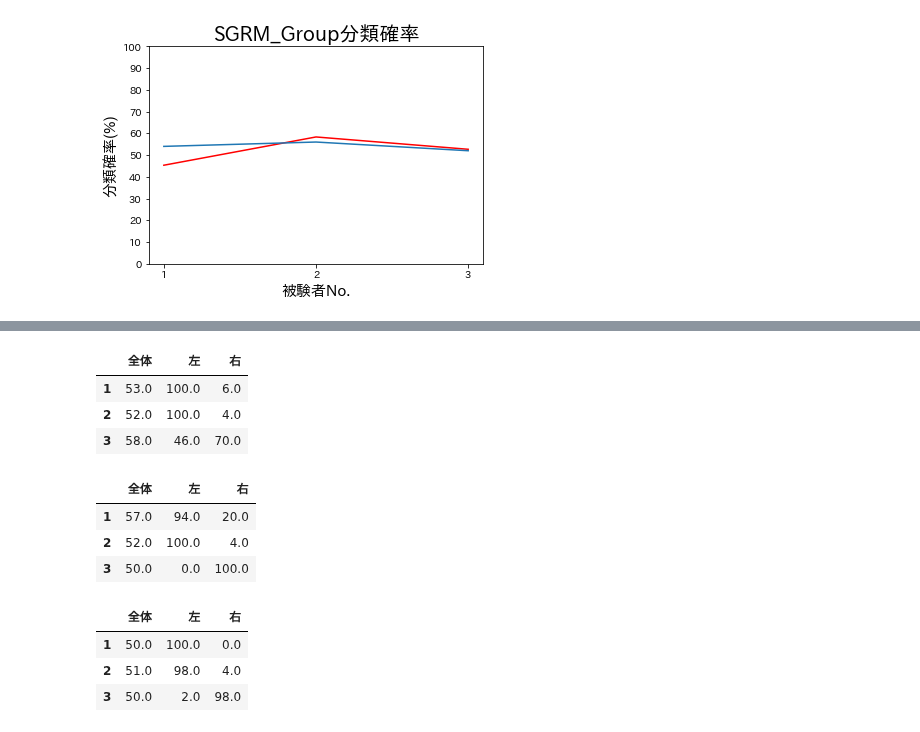
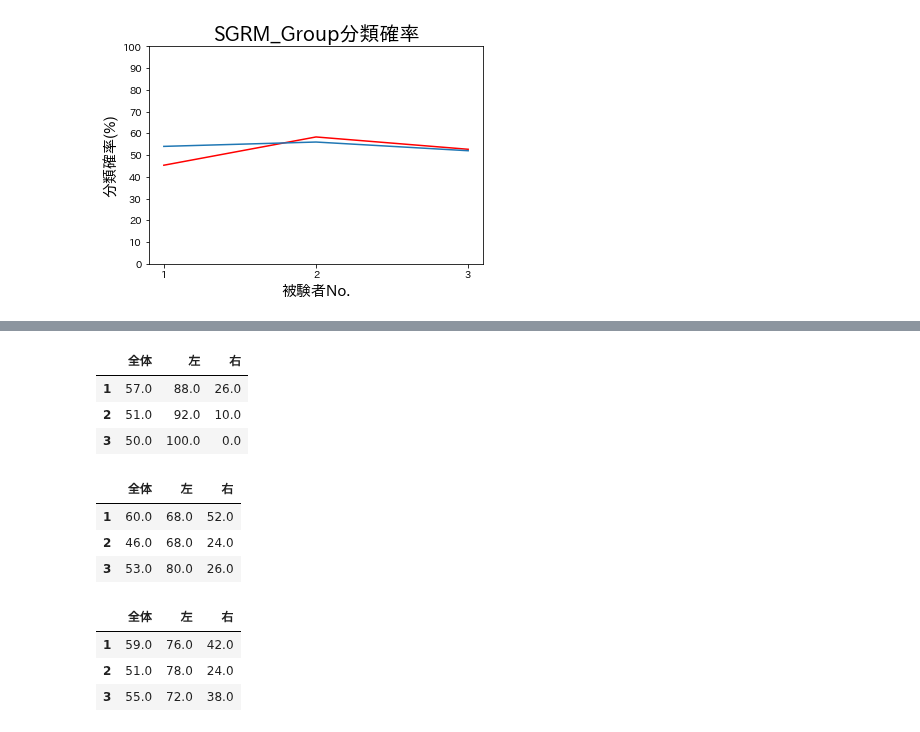
Before and after one commit to kotatakehara/BCI, a Jupyter notebook: SGRM_develop/SGRM_function_weight.ipynb, the cells around one changed output, grey strips where cells are left out. Cells and saved outputs as stored; diff of their text form; code cells hidden in the pictures.

```diff
--- a/SGRM_develop/SGRM_function_weight.ipynb
+++ b/SGRM_develop/SGRM_function_weight.ipynb
@@ -1346,45 +1332,45 @@ df
 # %%
 #train=30,test=40で分類を行った結果
 probability = np.array([])
-temp,temp1,temp2 = SGRM_test("emotiv_data/feat_left_emotiv_20.txt","emotiv_data/feat_right_emotiv_20.txt","emotiv_data/feat_test_left_emotiv.txt","emotiv_data/feat_test_right_emotiv.txt"
+temp,temp1,temp2 = SGRM_test("emotiv_data/feat_left_emotiv_20.txt","emotiv_data/feat_right_emotiv_20.txt","emotiv_data/feat_test_left_emotiv_20.txt","emotiv_data/feat_test_right_emotiv_20.txt"
                            ,"feat_2a_125Hz_30/feat_left_A02T_30.txt","feat_2a_125Hz_30/feat_right_A02T_30.txt","feat_2a_125Hz_30/feat_left_A03T_30.txt","feat_2a_125Hz_30/feat_right_A03T_30.txt"
                            ,"feat_2a_125Hz_30/feat_left_A09T_30.txt","feat_2a_125Hz_30/feat_right_A09T_30.txt")
 temp_l = np.array([temp,temp1,temp2])
 probability = np.append(probability,temp_l,axis=0)
-temp,temp1,temp2 = SGRM_test("emotiv_data_2/feat_left_emotiv_20.txt","emotiv_data_2/feat_right_emotiv_20.txt","emotiv_data_2/feat_test_left_emotiv.txt","emotiv_data_2/feat_test_right_emotiv.txt"
+temp,temp1,temp2 = SGRM_test("emotiv_data_2/feat_left_emotiv_20.txt","emotiv_data_2/feat_right_emotiv_20.txt","emotiv_data_2/feat_test_left_emotiv_20.txt","emotiv_data_2/feat_test_right_emotiv_20.txt"
                            ,"feat_2a_125Hz_30/feat_left_A02T_30.txt","feat_2a_125Hz_30/feat_right_A02T_30.txt","feat_2a_125Hz_30/feat_left_A03T_30.txt","feat_2a_125Hz_30/feat_right_A03T_30.txt"
                            ,"feat_2a_125Hz_30/feat_left_A09T_30.txt","feat_2a_125Hz_30/feat_right_A09T_30.txt")
 temp_l = np.array([temp,temp1,temp2])
 probability = np.append(probability,temp_l,axis=0)
-temp,temp1,temp2 = SGRM_test("emotiv_data_3/feat_left_emotiv_20.txt","emotiv_data_3/feat_right_emotiv_20.txt","emotiv_data_3/feat_test_left_emotiv.txt","emotiv_data_3/feat_test_right_emotiv.txt"
+temp,temp1,temp2 = SGRM_test("emotiv_data_3/feat_left_emotiv_20.txt","emotiv_data_3/feat_right_emotiv_20.txt","emotiv_data_3/feat_test_left_emotiv_20.txt","emotiv_data_3/feat_test_right_emotiv_20.txt"
                            ,"feat_2a_125Hz_30/feat_left_A02T_30.txt","feat_2a_125Hz_30/feat_right_A02T_30.txt","feat_2a_125Hz_30/feat_left_A03T_30.txt","feat_2a_125Hz_30/feat_right_A03T_30.txt"
                            ,"feat_2a_125Hz_30/feat_left_A09T_30.txt","feat_2a_125Hz_30/feat_right_A09T_30.txt")
 temp_l = np.array([temp,temp1,temp2])
 probability = np.append(probability,temp_l,axis=0)
 
 probability_1 = probability.reshape([3, 3])
 df = pd.DataFrame(probability_1,columns=feature1,index=name2)
 #df.to_csv("pandas_test.csv")
 df
 # %% [output]
 |  | 全体 | 左 | 右 |
-| 1 | 53.0 | 100.0 | 6.0 |
-| 2 | 52.0 | 100.0 | 4.0 |
-| 3 | 58.0 | 46.0 | 70.0 |
+| 1 | 57.0 | 88.0 | 26.0 |
+| 2 | 51.0 | 92.0 | 10.0 |
+| 3 | 50.0 | 100.0 | 0.0 |
 # %%
 #train=30,test=40で分類を行った結果
 probability = np.array([])
-temp,temp1,temp2 = SGRM_test("emotiv_data/feat_left_emotiv_20.txt","emotiv_data/feat_right_emotiv_20.txt","emotiv_data/feat_test_left_emotiv.txt","emotiv_data/feat_test_right_emotiv.txt"
+temp,temp1,temp2 = SGRM_test("emotiv_data/feat_left_emotiv_20.txt","emotiv_data/feat_right_emotiv_20.txt","emotiv_data/feat_test_left_emotiv_20.txt","emotiv_data/feat_test_right_emotiv_20.txt"
                            ,"feat_2a_125Hz_30_2/feat_left_A03T_30.txt","feat_2a_125Hz_30_2/feat_right_A03T_30.txt"
                            ,"feat_2a_125Hz_30_2/feat_left_A01T_30.txt","feat_2a_125Hz_30_2/feat_right_A01T_30.txt","feat_2a_125Hz_30_2/feat_left_A09T_30.txt","feat_2a_125Hz_30_2/feat_right_A09T_30.txt")
 temp_l = np.array([temp,temp1,temp2])
 probability = np.append(probability,temp_l,axis=0)
-temp,temp1,temp2 = SGRM_test("emotiv_data_2/feat_left_emotiv_20.txt","emotiv_data_2/feat_right_emotiv_20.txt","emotiv_data_2/feat_test_left_emotiv.txt","emotiv_data_2/feat_test_right_emotiv.txt"
+temp,temp1,temp2 = SGRM_test("emotiv_data_2/feat_left_emotiv_20.txt","emotiv_data_2/feat_right_emotiv_20.txt","emotiv_data_2/feat_test_left_emotiv_20.txt","emotiv_data_2/feat_test_right_emotiv_20.txt"
                            ,"feat_2a_125Hz_30_2/feat_left_A03T_30.txt","feat_2a_125Hz_30_2/feat_right_A03T_30.txt"
                            ,"feat_2a_125Hz_30_2/feat_left_A01T_30.txt","feat_2a_125Hz_30_2/feat_right_A01T_30.txt","feat_2a_125Hz_30_2/feat_left_A09T_30.txt","feat_2a_125Hz_30_2/feat_right_A09T_30.txt")
 temp_l = np.array([temp,temp1,temp2])
 probability = np.append(probability,temp_l,axis=0)
-temp,temp1,temp2 = SGRM_test("emotiv_data_3/feat_left_emotiv_20.txt","emotiv_data_3/feat_right_emotiv_20.txt","emotiv_data_3/feat_test_left_emotiv.txt","emotiv_data_3/feat_test_right_emotiv.txt"
+temp,temp1,temp2 = SGRM_test("emotiv_data_3/feat_left_emotiv_20.txt","emotiv_data_3/feat_right_emotiv_20.txt","emotiv_data_3/feat_test_left_emotiv_20.txt","emotiv_data_3/feat_test_right_emotiv_20.txt"
                            ,"feat_2a_125Hz_30_2/feat_left_A03T_30.txt","feat_2a_125Hz_30_2/feat_right_A03T_30.txt"
                            ,"feat_2a_125Hz_30_2/feat_left_A01T_30.txt","feat_2a_125Hz_30_2/feat_right_A01T_30.txt","feat_2a_125Hz_30_2/feat_left_A09T_30.txt","feat_2a_125Hz_30_2/feat_right_A09T_30.txt")
 temp_l = np.array([temp,temp1,temp2])
@@ -1395,23 +1381,23 @@ df = pd.DataFrame(probability_2,columns=feature1,index=name2)
 df
 # %% [output]
 |  | 全体 | 左 | 右 |
-| 1 | 57.0 | 94.0 | 20.0 |
-| 2 | 52.0 | 100.0 | 4.0 |
-| 3 | 50.0 | 0.0 | 100.0 |
+| 1 | 60.0 | 68.0 | 52.0 |
+| 2 | 46.0 | 68.0 | 24.0 |
+| 3 | 53.0 | 80.0 | 26.0 |
 # %%
 #train=30,test=40で分類を行った結果
 probability = np.array([])
-temp,temp1,temp2 = SGRM_test("emotiv_data/feat_left_emotiv_20.txt","emotiv_data/feat_right_emotiv_20.txt","emotiv_data/feat_test_left_emotiv.txt","emotiv_data/feat_test_right_emotiv.txt"
+temp,temp1,temp2 = SGRM_test("emotiv_data/feat_left_emotiv_20.txt","emotiv_data/feat_right_emotiv_20.txt","emotiv_data/feat_test_left_emotiv_20.txt","emotiv_data/feat_test_right_emotiv_20.txt"
                            ,"feat_2a_125Hz_30_3/feat_left_A03T_30.txt","feat_2a_125Hz_30_3/feat_right_A03T_30.txt"
                            ,"feat_2a_125Hz_30_3/feat_left_A01T_30.txt","feat_2a_125Hz_30_3/feat_right_A01T_30.txt","feat_2a_125Hz_30_3/feat_left_A09T_30.txt","feat_2a_125Hz_30_3/feat_right_A09T_30.txt")
 temp_l = np.array([temp,temp1,temp2])
 probability = np.append(probability,temp_l,axis=0)
-temp,temp1,temp2 = SGRM_test("emotiv_data_2/feat_left_emotiv_20.txt","emotiv_data_2/feat_right_emotiv_20.txt","emotiv_data_2/feat_test_left_emotiv.txt","emotiv_data_2/feat_test_right_emotiv.txt"
+temp,temp1,temp2 = SGRM_test("emotiv_data_2/feat_left_emotiv_20.txt","emotiv_data_2/feat_right_emotiv_20.txt","emotiv_data_2/feat_test_left_emotiv_20.txt","emotiv_data_2/feat_test_right_emotiv_20.txt"
                            ,"feat_2a_125Hz_30_3/feat_left_A03T_30.txt","feat_2a_125Hz_30_3/feat_right_A03T_30.txt"
                            ,"feat_2a_125Hz_30_3/feat_left_A01T_30.txt","feat_2a_125Hz_30_3/feat_right_A01T_30.txt","feat_2a_125Hz_30_3/feat_left_A09T_30.txt","feat_2a_125Hz_30_3/feat_right_A09T_30.txt")
 temp_l = np.array([temp,temp1,temp2])
 probability = np.append(probability,temp_l,axis=0)
-temp,temp1,temp2 = SGRM_test("emotiv_data_3/feat_left_emotiv_20.txt","emotiv_data_3/feat_right_emotiv_20.txt","emotiv_data_3/feat_test_left_emotiv.txt","emotiv_data_3/feat_test_right_emotiv.txt"
+temp,temp1,temp2 = SGRM_test("emotiv_data_3/feat_left_emotiv_20.txt","emotiv_data_3/feat_right_emotiv_20.txt","emotiv_data_3/feat_test_left_emotiv_20.txt","emotiv_data_3/feat_test_right_emotiv_20.txt"
                            ,"feat_2a_125Hz_30_3/feat_left_A03T_30.txt","feat_2a_125Hz_30_3/feat_right_A03T_30.txt"
                            ,"feat_2a_125Hz_30_3/feat_left_A01T_30.txt","feat_2a_125Hz_30_3/feat_right_A01T_30.txt","feat_2a_125Hz_30_3/feat_left_A09T_30.txt","feat_2a_125Hz_30_3/feat_right_A09T_30.txt")
 temp_l = np.array([temp,temp1,temp2])
@@ -1422,9 +1408,9 @@ df = pd.DataFrame(probability_3,columns=feature1,index=name2)
 df
 # %% [output]
 |  | 全体 | 左 | 右 |
-| 1 | 50.0 | 100.0 | 0.0 |
-| 2 | 51.0 | 98.0 | 4.0 |
-| 3 | 50.0 | 2.0 | 98.0 |
+| 1 | 59.0 | 76.0 | 42.0 |
+| 2 | 51.0 | 78.0 | 24.0 |
+| 3 | 55.0 | 72.0 | 38.0 |
 # %%
 p_average_125Hz = (probability_1+probability_2+probability_3)/3
 df = pd.DataFrame(p_average_125Hz,columns=feature1,index=name2)
```
Also changed, not shown: parts of 16 cells of this notebook.
